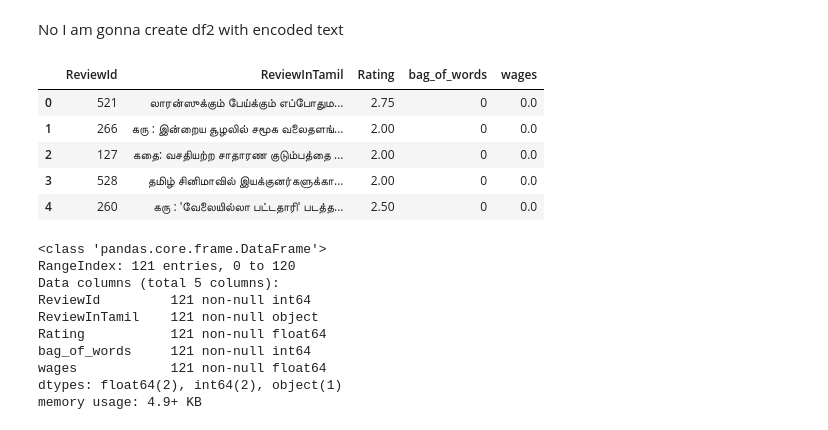
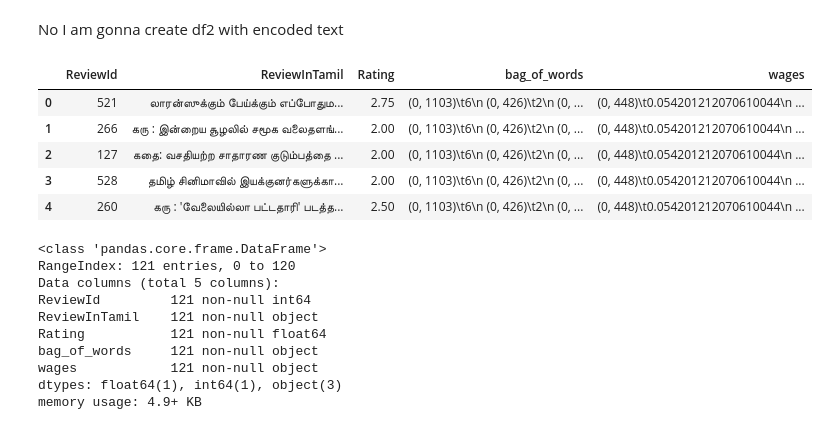
Before and after one commit to tomasz-soltysiak/NLP_IndianLanguage, a Jupyter notebook: NLP_EDA.ipynb, the cells around one changed output. Drawn from its saved outputs; the diff is of its cells as text; code cells hidden in the pictures.

```diff
--- a/NLP_EDA.ipynb
+++ b/NLP_EDA.ipynb
@@ -117,16 +117,16 @@ array([[0.        , 0.        , 0.        , ..., 0.        , 0.        ,
 No I am gonna create df2 with encoded text
 # %%
 df2=df1_movie_reviews
-df2['bag_of_words']=bag_of_words.toarray()
-df2['wages']=wages.toarray()
+df2['bag_of_words']=bag_of_words
+df2['wages']=wages
 df2.head()
 # %% [output]
 |  | ReviewId | ReviewInTamil | Rating | bag_of_words | wages |
-| 0 | 521 | லாரன்ஸுக்கும் பேய்க்கும் எப்போதும... | 2.75 | 0 | 0.0 |
-| 1 | 266 | கரு : இன்றைய சூழலில் சமூக வலைதளங்... | 2.00 | 0 | 0.0 |
-| 2 | 127 | கதை: வசதியற்ற சாதாரண குடும்பத்தை ... | 2.00 | 0 | 0.0 |
-| 3 | 528 | தமிழ் சினிமாவில் இயக்குனர்களுக்கா... | 2.00 | 0 | 0.0 |
-| 4 | 260 | கரு : 'வேலையில்லா பட்டதாரி' படத்த... | 2.50 | 0 | 0.0 |
+| 0 | 521 | லாரன்ஸுக்கும் பேய்க்கும் எப்போதும... | 2.75 | (0, 1103)\t6\n (0, 426)\t2\n (0, ... | (0, 448)\t0.054201212070610044\n ... |
+| 1 | 266 | கரு : இன்றைய சூழலில் சமூக வலைதளங்... | 2.00 | (0, 1103)\t6\n (0, 426)\t2\n (0, ... | (0, 448)\t0.054201212070610044\n ... |
+| 2 | 127 | கதை: வசதியற்ற சாதாரண குடும்பத்தை ... | 2.00 | (0, 1103)\t6\n (0, 426)\t2\n (0, ... | (0, 448)\t0.054201212070610044\n ... |
+| 3 | 528 | தமிழ் சினிமாவில் இயக்குனர்களுக்கா... | 2.00 | (0, 1103)\t6\n (0, 426)\t2\n (0, ... | (0, 448)\t0.054201212070610044\n ... |
+| 4 | 260 | கரு : 'வேலையில்லா பட்டதாரி' படத்த... | 2.50 | (0, 1103)\t6\n (0, 426)\t2\n (0, ... | (0, 448)\t0.054201212070610044\n ... |
 # %%
 df2.info()
 # %% [output]
@@ -136,7 +136,7 @@ Data columns (total 5 columns):
 ReviewId         121 non-null int64
 ReviewInTamil    121 non-null object
 Rating           121 non-null float64
-bag_of_words     121 non-null int64
-wages            121 non-null float64
-dtypes: float64(2), int64(2), object(1)
+bag_of_words     121 non-null object
+wages            121 non-null object
+dtypes: float64(1), int64(1), object(3)
 memory usage: 4.9+ KB
```
Also changed, not shown: parts of 1 cell of this notebook.
